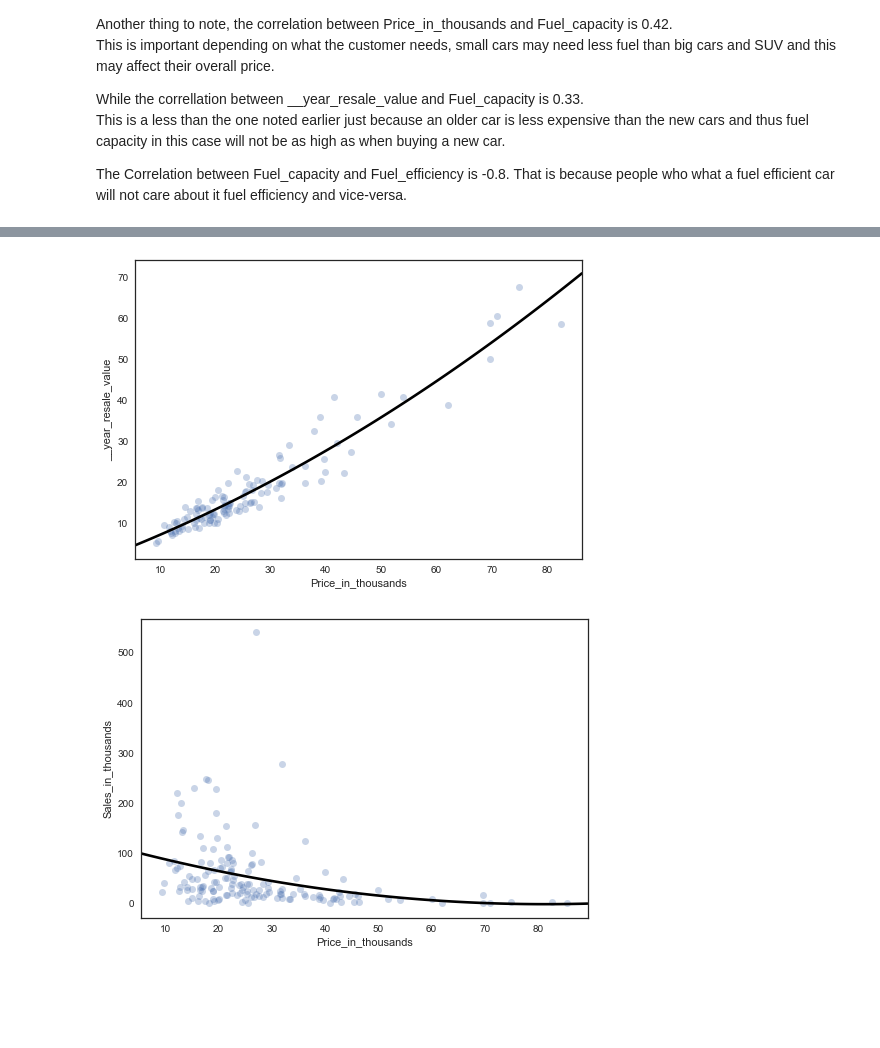
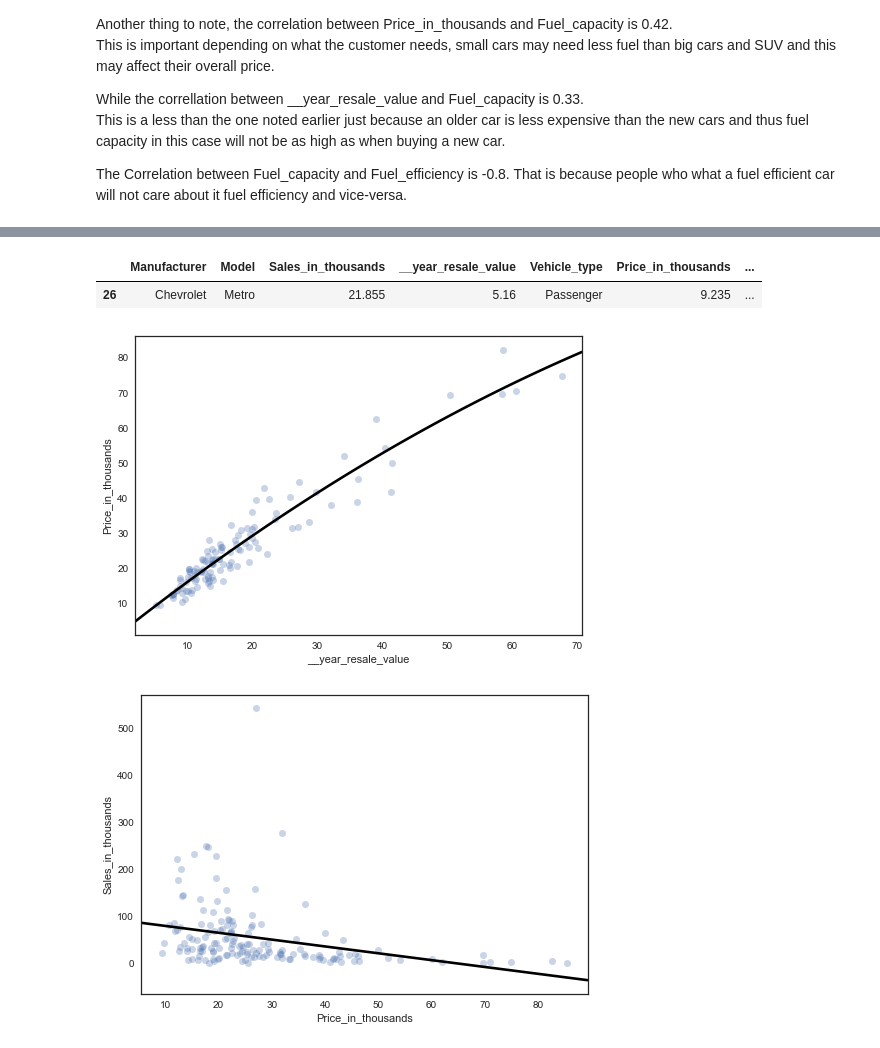
Before and after one commit to mguemon/Thinkful-, a Jupyter notebook: Challenge_PreparingToModel.ipynb, the cells around one changed output, grey strips where cells are left out. Drawn from its saved outputs; the diff is of its cells as text; code cells hidden in the pictures; blank space fills up the shorter version.

```diff
--- a/Challenge_PreparingToModel.ipynb
+++ b/Challenge_PreparingToModel.ipynb
@@ -154,7 +205,7 @@ features = pd.get_dummies(df['Manufacturer'])
 ### Turn things into categorical variable (fuel efficient Yes or NO or Low Medium High)
 ### In the US fuel efficiency last year was 23.6 miles per gallon, on average
 
-features['FuelEff_23plus'] = np.where(df['Fuel_efficiency']>=23.6, 'Yes', 'No')
+features['FuelEff_23plus'] = np.where(df['Fuel_efficiency']>=23.6, 1, 0)
 
 # Check to make sure it worked.
 print(df['Fuel_efficiency'].groupby(features['FuelEff_23plus']).describe())
@@ -168,7 +219,7 @@ Yes              85.0  26.705882  3.157846  24.0  25.0  26.0  27.0  45.0
 ### Smaller cars generally have gas tanks that hold 12 gallons worth of gas,
 #while larger cars can hold 15 or 16 gallons.
 
-features['FuelCap_15plus'] = np.where(df['Fuel_capacity']>=15, 'SUV', 'Midsize')
+features['FuelCap_15plus'] = np.where(df['Fuel_capacity']>=15, 1, 0)
 
 # Check to make sure it worked.
 print(df['Fuel_capacity'].groupby(features['FuelCap_15plus']).describe())
@@ -182,10 +233,11 @@ SUV             129.0  18.960465  3.484730  15.0  16.6  18.5  20.00  32.0
 ### Department of Transportation's definition of a passenger vehicle, to mean a car or truck, used for passengers,
 ### excluding buses and trains.
 
+
 # Create a better indicator for 'vehicle_type.' Currently it is coded Car and Passenger
 
-features['Passenger_Car'] = np.where(df['Vehicle_type']=='Passenger', 1, 0)
+features['Truck'] = np.where(df['Vehicle_type']=='Passenger', 1, 0)
 
 # Check to make sure it worked.
-print(df['Vehicle_type'].groupby(features['Passenger_Car']).describe())
+print(df['Vehicle_type'].groupby(features['Truck']).describe())
 # %% [output]
@@ -214,20 +266,26 @@ features['Max_Distance'] = df['Fuel_efficiency'] * df['Fuel_capacity']
+# %%
+## This is an outlier
+df[df['Fuel_efficiency'] > 40]
+# %% [output]
+|  | Manufacturer | Model | Sales_in_thousands | __year_resale_value | Vehicle_type | Price_in_thousands | ... |
+| 26 | Chevrolet | Metro | 21.855 | 5.16 | Passenger | 9.235 | ... |
 # %%
 # Find an indicator for Car Depreciation value .
-### Price/Year_resale  to see depreciation value of the car
+### Year_resale/Price  to see depreciation value of the car
 sns.regplot(
-    df['Price_in_thousands'],
-    y=df['__year_resale_value'],
+    df['__year_resale_value'],
+    y=df['Price_in_thousands'],
     y_jitter=.49,
     order=2,
     scatter_kws={'alpha':0.3},
     line_kws={'color':'black'},
     ci=None
 )
 plt.show()
 
-features['Cars_Depreciation'] = df['Price_in_thousands'] / df['__year_resale_value']
+features['Cars_Depreciation'] = df['__year_resale_value'] / df['Price_in_thousands']
 # %% [output]
-[figure, old version]
+[figure, new version]
 # %%
 # Find an indicator for Revenue from Sales of new cars .
 ### Sales in Thousands * Price in Thousands ===> Amount of money gotten from sales
@@ -235,7 +293,7 @@ sns.regplot(
     df['Price_in_thousands'],
     y=df['Sales_in_thousands'],
     y_jitter=.49,
-    order=2,
+    order=1,
     scatter_kws={'alpha':0.3},
     line_kws={'color':'black'},
     ci=None
@@ -244,4 +302,4 @@ plt.show()
 
 features['Sales_Revenue_New'] = df['Sales_in_thousands'] * df['Price_in_thousands']
 # %% [output]
-[figure, old version]
+[figure, new version]
```
Also changed, not shown: parts of 23 cells of this notebook.
